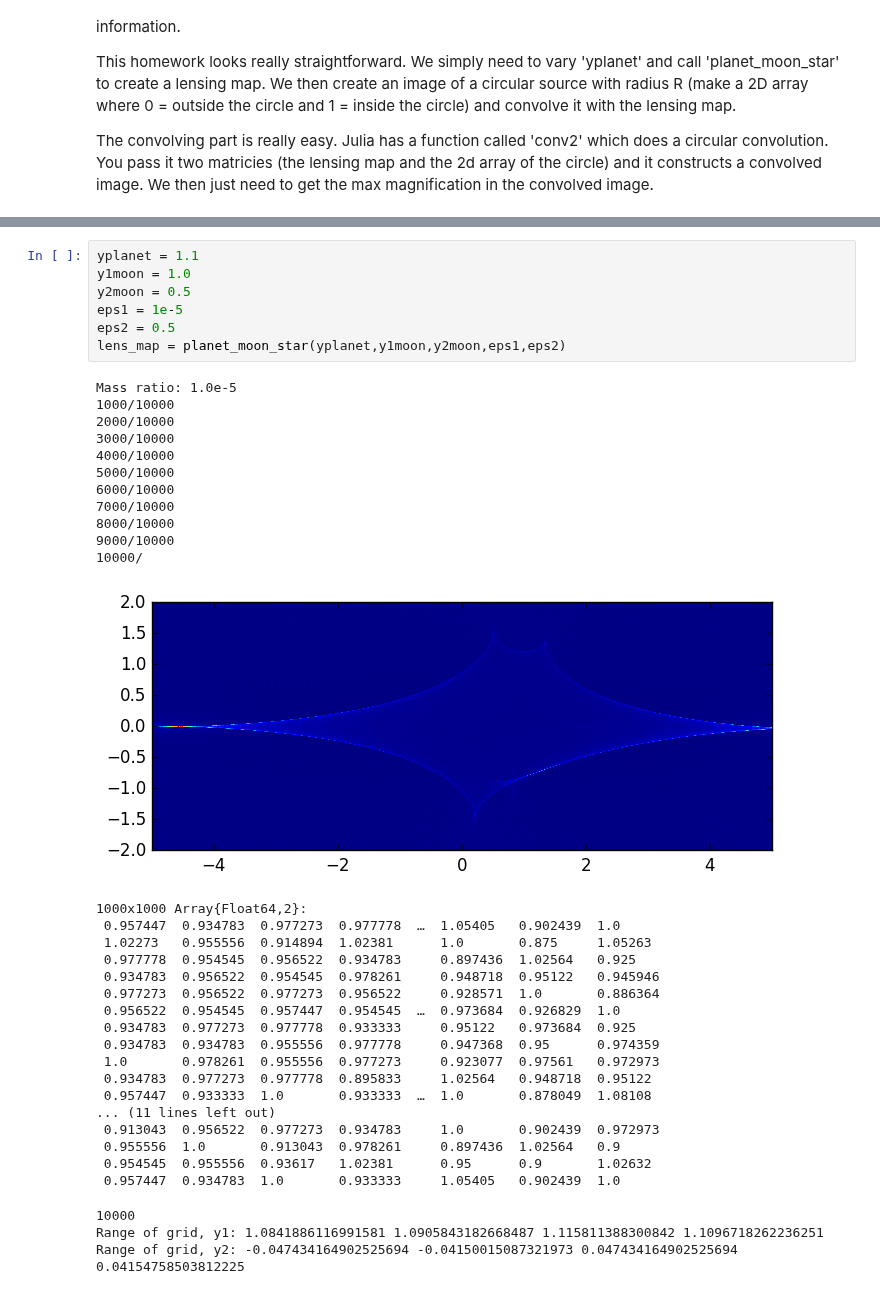
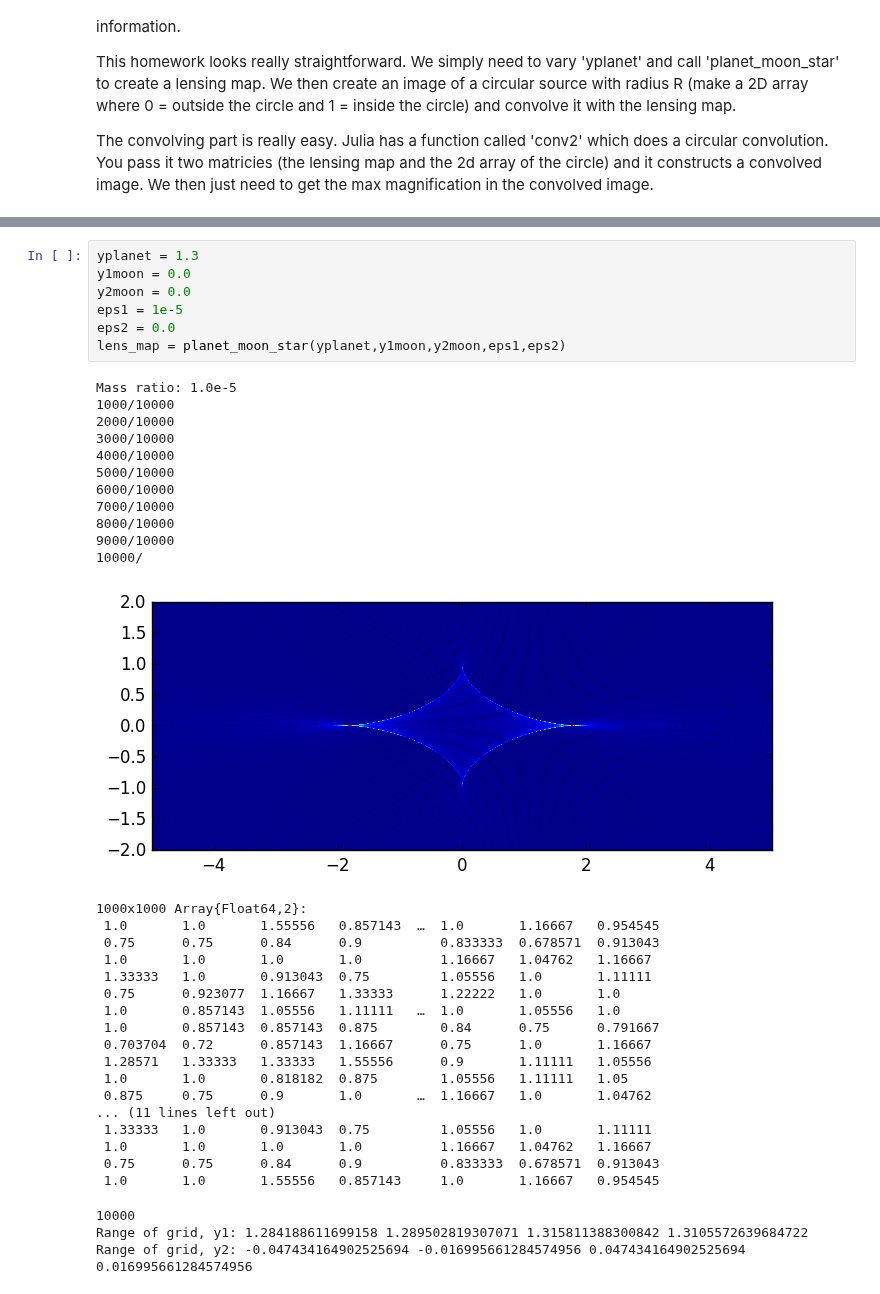
Before and after one commit to jlustigy/ExoJulia, a Jupyter notebook: Homework/hw5/Andrew_Spencer/hw5.ipynb, the cells around one changed output, grey strips where cells are left out. Cells and saved outputs as stored; diff of their text form.

```diff
--- a/Homework/hw5/Andrew_Spencer/hw5.ipynb
+++ b/Homework/hw5/Andrew_Spencer/hw5.ipynb
@@ -15,40 +13,40 @@ planet_moon_star (generic function with 1 method)
 # %%
-yplanet = 1.1
-y1moon = 1.0
-y2moon = 0.5
+yplanet = 1.3
+y1moon = 0.0
+y2moon = 0.0
 eps1 = 1e-5
-eps2 = 0.5
+eps2 = 0.0
 lens_map = planet_moon_star(yplanet,y1moon,y2moon,eps1,eps2)
 # %% [output]
 Mass ratio: 1.0e-5
 1000/10000
 2000/10000
 3000/10000
 4000/10000
 5000/10000
 6000/10000
 7000/10000
 8000/10000
 9000/10000
 10000/
-[figure, old version]
+[figure, new version]
 1000x1000 Array{Float64,2}:
- 0.957447  0.934783  0.977273  0.977778  …  1.05405   0.902439  1.0
- 1.02273   0.955556  0.914894  1.02381      1.0       0.875     1.05263
- 0.977778  0.954545  0.956522  0.934783     0.897436  1.02564   0.925
- 0.934783  0.956522  0.954545  0.978261     0.948718  0.95122   0.945946
- 0.977273  0.956522  0.977273  0.956522     0.928571  1.0       0.886364
- 0.956522  0.954545  0.957447  0.954545  …  0.973684  0.926829  1.0
- 0.934783  0.977273  0.977778  0.933333     0.95122   0.973684  0.925
- 0.934783  0.934783  0.955556  0.977778     0.947368  0.95      0.974359
- 1.0       0.978261  0.955556  0.977273     0.923077  0.97561   0.972973
- 0.934783  0.977273  0.977778  0.895833     1.02564   0.948718  0.95122
- 0.957447  0.933333  1.0       0.933333  …  1.0       0.878049  1.08108
+ 1.0       1.0       1.55556   0.857143  …  1.0       1.16667   0.954545
+ 0.75      0.75      0.84      0.9          0.833333  0.678571  0.913043
+ 1.0       1.0       1.0       1.0          1.16667   1.04762   1.16667
+ 1.33333   1.0       0.913043  0.75         1.05556   1.0       1.11111
+ 0.75      0.923077  1.16667   1.33333      1.22222   1.0       1.0
+ 1.0       0.857143  1.05556   1.11111   …  1.0       1.05556   1.0
+ 1.0       0.857143  0.857143  0.875        0.84      0.75      0.791667
+ 0.703704  0.72      0.857143  1.16667      0.75      1.0       1.16667
+ 1.28571   1.33333   1.33333   1.55556      0.9       1.11111   1.05556
+ 1.0       1.0       0.818182  0.875        1.05556   1.11111   1.05
+ 0.875     0.75      0.9       1.0       …  1.16667   1.0       1.04762
 ... (11 lines left out)
- 0.913043  0.956522  0.977273  0.934783     1.0       0.902439  0.972973
- 0.955556  1.0       0.913043  0.978261     0.897436  1.02564   0.9
- 0.954545  0.955556  0.93617   1.02381      0.95      0.9       1.02632
- 0.957447  0.934783  1.0       0.933333     1.05405   0.902439  1.0
+ 1.33333   1.0       0.913043  0.75         1.05556   1.0       1.11111
+ 1.0       1.0       1.0       1.0          1.16667   1.04762   1.16667
+ 0.75      0.75      0.84      0.9          0.833333  0.678571  0.913043
+ 1.0       1.0       1.55556   0.857143     1.0       1.16667   0.954545
 10000
-Range of grid, y1: 1.0841886116991581 1.0905843182668487 1.115811388300842 1.1096718262236251
-Range of grid, y2: -0.047434164902525694 -0.04150015087321973 0.047434164902525694 0.04154758503812225
+Range of grid, y1: 1.284188611699158 1.289502819307071 1.315811388300842 1.3105572639684722
+Range of grid, y2: -0.047434164902525694 -0.016995661284574956 0.047434164902525694 0.016995661284574956
```
Also changed, not shown: parts of 8 cells of this notebook, 1 other file.
